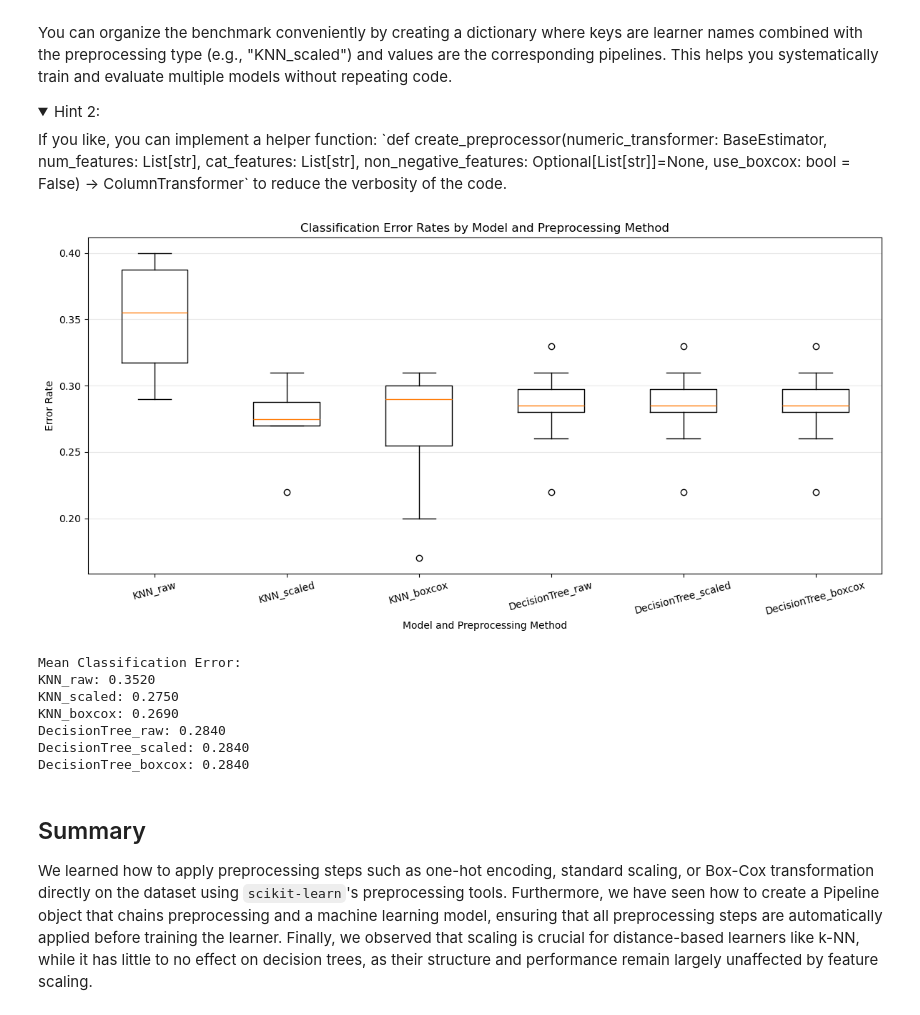
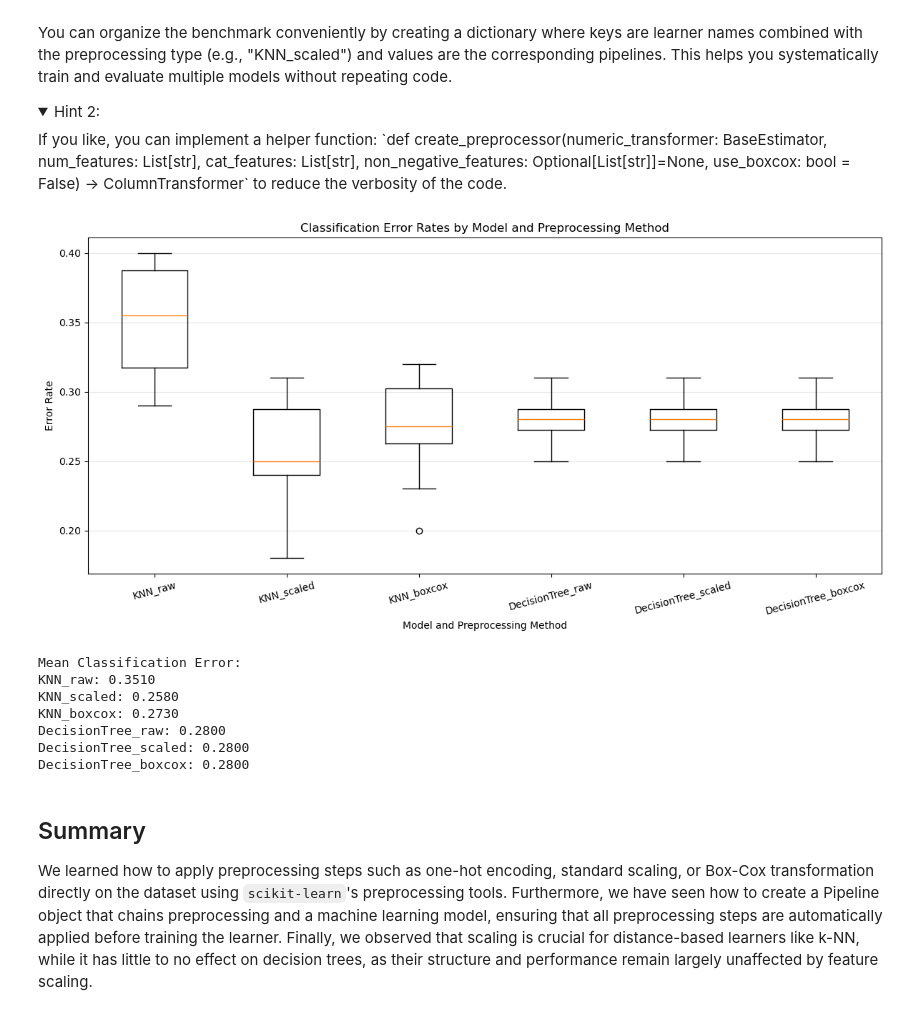
Before and after one commit to slds-lmu/lecture_appml, a Jupyter notebook: exercises/03_feature-preproc/03_1_encoding_scaling_py.ipynb, the cells around one changed output. Cells and saved outputs as stored; diff of their text form; code cells hidden in the pictures; folded sections open.

```diff
--- a/exercises/03_feature-preproc/03_1_encoding_scaling_py.ipynb
+++ b/exercises/03_feature-preproc/03_1_encoding_scaling_py.ipynb
@@ -118,10 +118,10 @@ cat_features = X.select_dtypes(include=["object", "category"]).columns.tolist()
 # Identify numeric features to pass through
 num_features = X.select_dtypes(exclude=["object", "category"]).columns.tolist()
 
-# Create a ColumnTransformer to one-hot encode categorical features (dropping the first level to avoid collinearity)
+# Create a ColumnTransformer to one-hot encode categorical features
 ct = ColumnTransformer(
     transformers=[
-        ("onehot", OneHotEncoder(sparse_output=False, drop="first"), cat_features)
+        ("onehot", OneHotEncoder(sparse_output=False), cat_features)
     ],
     remainder="passthrough"
 )
@@ -319,7 +319,7 @@ raw_pipeline = Pipeline([
 scaled_pipeline = Pipeline([
     ("preprocessor", ColumnTransformer([
         ("num", StandardScaler(), num_features),
-        ("onehot", OneHotEncoder(sparse_output=False, drop="first"), cat_features)
+        ("onehot", OneHotEncoder(sparse_output=False), cat_features)
     ])),
     ("classifier", DecisionTreeClassifier(random_state=42))
 ])
@@ -328,7 +328,7 @@ scaled_pipeline = Pipeline([
 boxcox_pipeline = Pipeline([
     ("preprocessor", ColumnTransformer([
         ("num_boxcox", PowerTransformer(method='box-cox'), non_negative_features),
-        ("onehot", OneHotEncoder(sparse_output=False, drop="first"), cat_features),
+        ("onehot", OneHotEncoder(sparse_output=False), cat_features),
     ])),
     ("classifier", DecisionTreeClassifier(random_state=42))
 ])
@@ -394,12 +394,12 @@ def create_preprocessor(numeric_transformer, num_features, cat_features, non_neg
         # For BoxCox, only apply to non-negative features
         return ColumnTransformer([
             ("num", numeric_transformer, non_negative_features),
-            ("cat", OneHotEncoder(sparse_output=False, drop="first"), cat_features)
+            ("cat", OneHotEncoder(sparse_output=False), cat_features)
         ])
     else:
         return ColumnTransformer([
             ("num", numeric_transformer, num_features),
-            ("cat", OneHotEncoder(sparse_output=False, drop="first"), cat_features)
+            ("cat", OneHotEncoder(sparse_output=False), cat_features)
         ])
 
 def create_pipeline(preprocessor, classifier):
@@ -438,41 +438,41 @@ for clf_name, clf in classifiers.items():
         pipeline = create_pipeline(preprocessor, clf)
         pipelines[name] = pipeline
 
 # Collect cross-validation results
 results = {}
 for name, pipeline in pipelines.items():
     scores = cross_val_score(pipeline, X, y, cv=10, scoring='accuracy')
     errors = 1 - scores
     results[name] = errors
 
 # Prepare data for boxplot
 labels = list(results.keys())
 data = [results[key] for key in labels]
 
 # Create boxplot
 plt.figure(figsize=(12, 6))
 plt.boxplot(data, labels=labels)
 plt.title('Classification Error Rates by Model and Preprocessing Method')
 plt.ylabel('Error Rate')
 plt.xlabel('Model and Preprocessing Method')
 plt.xticks(rotation=15)
 plt.grid(True, alpha=0.3, axis='y')
 plt.tight_layout()
 plt.show()
 
 # Print mean error rates for each model
 print("Mean Classification Error:")
 for label, errors in zip(labels, data):
     print(f"{label}: {np.mean(errors):.4f}")
 # %% [output]
-[figure, old version]
+[figure, new version]
 Mean Classification Error:
-KNN_raw: 0.3520
-KNN_scaled: 0.2750
-KNN_boxcox: 0.2690
-DecisionTree_raw: 0.2840
-DecisionTree_scaled: 0.2840
-DecisionTree_boxcox: 0.2840
+KNN_raw: 0.3510
+KNN_scaled: 0.2580
+KNN_boxcox: 0.2730
+DecisionTree_raw: 0.2800
+DecisionTree_scaled: 0.2800
+DecisionTree_boxcox: 0.2800
 # %% [markdown]
 ## Summary
 
```
Also changed, not shown: parts of 2 cells of this notebook, 1 other file.
